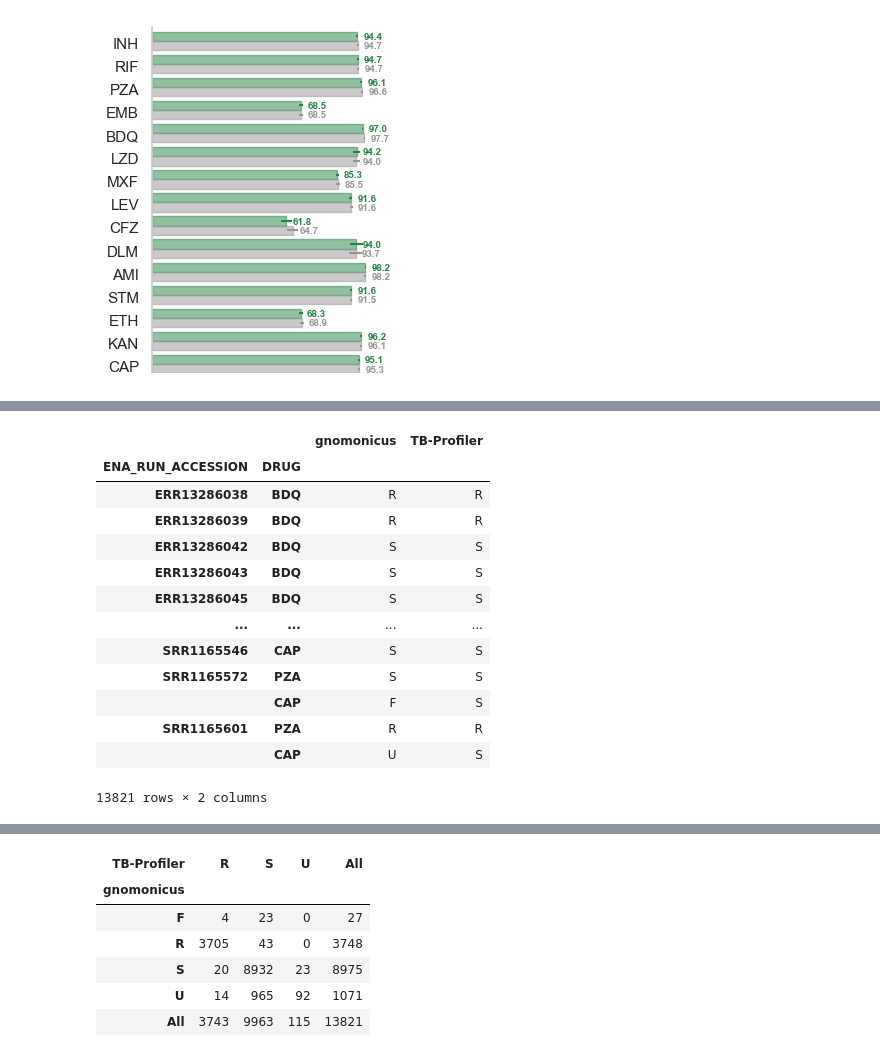
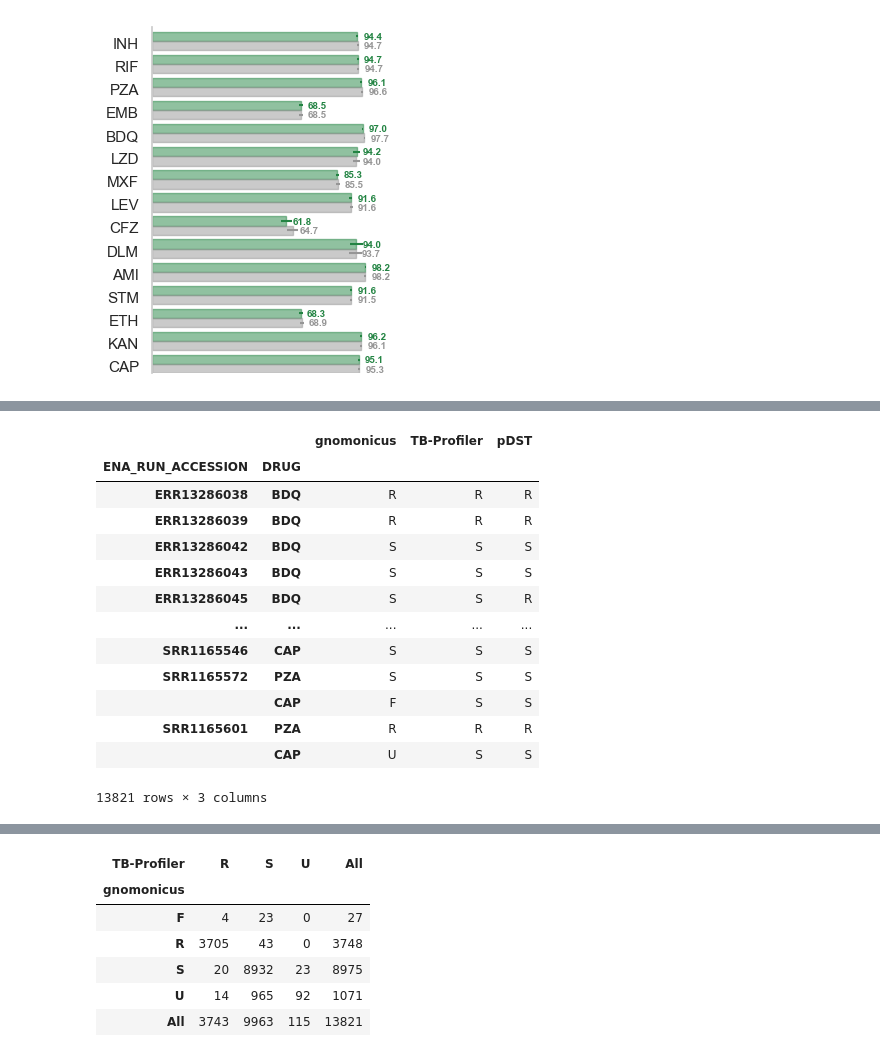
Before and after one commit to fowler-lab/validate-myco-amr, a Jupyter notebook: plot.ipynb, the cells around one changed output, grey strips where cells are left out. Cells and saved outputs as stored; diff of their text form; code cells hidden in the pictures.

```diff
--- a/plot.ipynb
+++ b/plot.ipynb
@@ -13,7 +13,7 @@ from src.utils import plot_truthtables, plot_growth_boxplot, plot_dilution_boxpl
 
 matplotlib.rcParams.update({'font.size': 7})
 
-pandas.options.display.max_rows = 100
+pandas.options.display.max_rows = 200
 
 %load_ext autoreload
 %autoreload 2
@@ -362,40 +369,43 @@ plot_comparison_tbprofiler(summary, savefig=savefig)
 # %%
 PHENOTYPES = pandas.read_csv('dat/PHENOTYPES.csv')
 PHENOTYPES = PHENOTYPES[((PHENOTYPES.DRUG=='BDQ') & (PHENOTYPES.PHENOTYPE_METHOD=='MGIT')) | ((PHENOTYPES.DRUG=='LZD') & (PHENOTYPES.PHENOTYPE_METHOD=='UKMYC')) | ((PHENOTYPES.DRUG=='PZA') & (PHENOTYPES.PHENOTYPE_METHOD!='MGIT')) | ((~PHENOTYPES.DRUG.isin(['BDQ','LZD'])))]
 PHENOTYPES.set_index(['ENA_RUN_ACCESSION', 'DRUG'], inplace=True)
+PHENOTYPES.rename(columns={'BINARY_PHENOTYPE': 'pDST'}, inplace=True)
 PHENOTYPES.sort_index(inplace=True)
+PHENOTYPES[:3]
 
 predictions = pandas.read_csv('dat/PREDICTIONS.csv')
 predictions = predictions[predictions.SET=='nulls+minors']
 predictions.drop(columns=['SET'], inplace=True)
 predictions.set_index(['ENA_RUN_ACCESSION', 'DRUG'], inplace=True)
 predictions.rename(columns={'PREDICTION': 'gnomonicus'}, inplace=True)
 predictions = predictions[predictions.index.isin(PHENOTYPES.index)]
 
 tbprofiler = pandas.read_csv('dat/tbprofiler_PREDICTIONS.csv')
 tbprofiler.set_index(['ENA_RUN_ACCESSION', 'DRUG'], inplace=True)
 tbprofiler = tbprofiler[tbprofiler.index.isin(PHENOTYPES.index)]
 tbprofiler.rename(columns={'PREDICTION': 'TB-Profiler'}, inplace=True)
 
 assert len(predictions) == len(tbprofiler)
 
 comparison = predictions.join(tbprofiler, how='inner')
+comparison = comparison.join(PHENOTYPES[['pDST']], how='inner')
 comparison
 # %% [output]
-|  |  | gnomonicus | TB-Profiler |
-| ENA_RUN_ACCESSION | DRUG |  |  |
-| ERR13286038 | BDQ | R | R |
-| ERR13286039 | BDQ | R | R |
-| ERR13286042 | BDQ | S | S |
-| ERR13286043 | BDQ | S | S |
-| ERR13286045 | BDQ | S | S |
-| ... | ... | ... | ... |
-| SRR1165546 | CAP | S | S |
-| SRR1165572 | PZA | S | S |
-|  | CAP | F | S |
-| SRR1165601 | PZA | R | R |
-|  | CAP | U | S |
+|  |  | gnomonicus | TB-Profiler | pDST |
+| ENA_RUN_ACCESSION | DRUG |  |  |  |
+| ERR13286038 | BDQ | R | R | R |
+| ERR13286039 | BDQ | R | R | R |
+| ERR13286042 | BDQ | S | S | S |
+| ERR13286043 | BDQ | S | S | S |
+| ERR13286045 | BDQ | S | S | R |
+| ... | ... | ... | ... | ... |
+| SRR1165546 | CAP | S | S | S |
+| SRR1165572 | PZA | S | S | S |
+|  | CAP | F | S | S |
+| SRR1165601 | PZA | R | R | R |
+|  | CAP | U | S | S |
-13821 rows × 2 columns
+13821 rows × 3 columns
 # %%
 predictions = pandas.read_csv('dat/PREDICTIONS.csv')
 predictions = predictions[predictions.SET=='nulls+minors']
```
Also changed, not shown: parts of 29 cells of this notebook, 8 other files.
